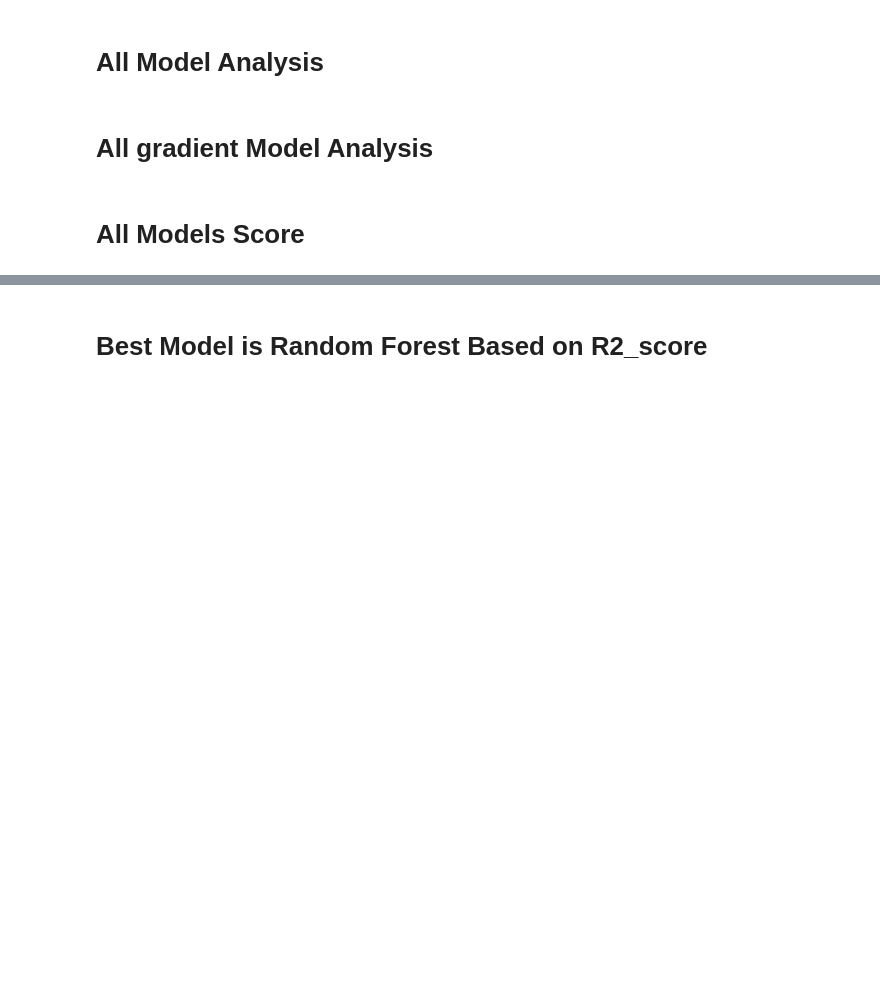
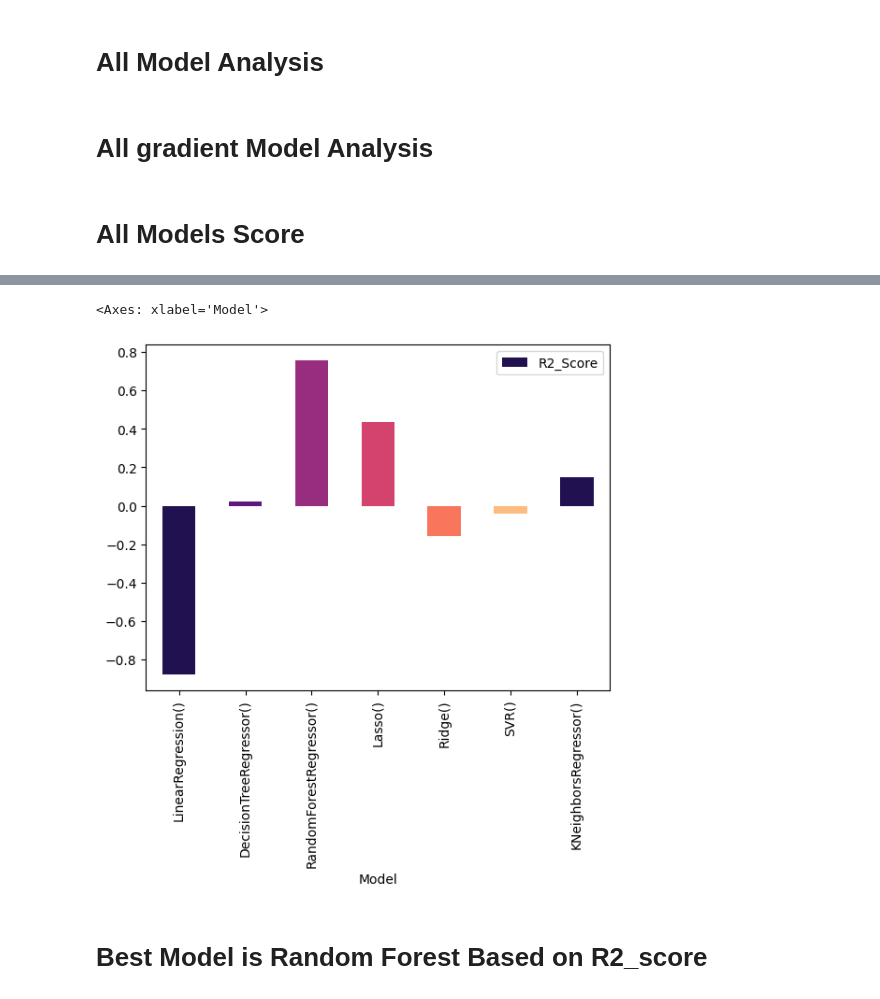
Before and after one commit to kaushalsingh0410/Taxi_data, a Jupyter notebook: Taxi_project.ipynb, the cells around one changed output, grey strips where cells are left out. Drawn from its saved outputs; the diff is of its cells as text; code cells hidden in the pictures; blank space fills up the shorter version.

Commit message:
final model found

```diff
--- a/Taxi_project.ipynb
+++ b/Taxi_project.ipynb
@@ -488,4 +459,5 @@ X_train,X_test,y_train,y_test = train_test_split(X_scale,y,test_size = 0.2,rando
 # %% [markdown]
 # All Models Score
 # %%
-# all_models_score_data_df = pd.read_csv('all_models_score_data.csv')
+all_models_score_data_df = pd.read_csv('all_models_score_data_df.csv')
+all_models_score_data_df
@@ -494,5 +473,8 @@ X_train,X_test,y_train,y_test = train_test_split(X_scale,y,test_size = 0.2,rando
 # %%
-# all_models_score_data_df.plot(kind='bar',x = 'Model',y = 'R2_Score',color = sns.color_palette('magma'))
+all_models_score_data_df.plot(kind='bar',x = 'Model',y = 'R2_Score',color = sns.color_palette('magma'))
+# %% [output]
+<Axes: xlabel='Model'>
+[figure, added]
 # %% [markdown]
 # Best Model is Random Forest Based on R2_score
 # %%
```
Also changed, not shown: parts of 56 cells of this notebook, 4 other files.
